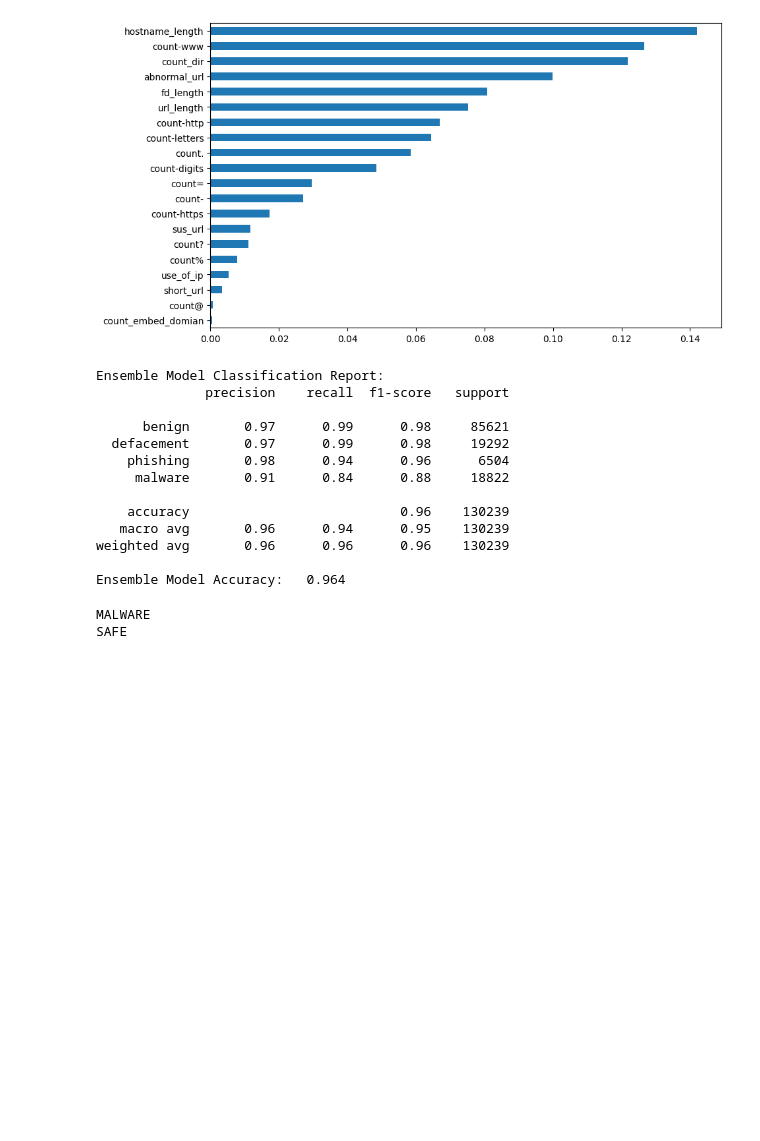
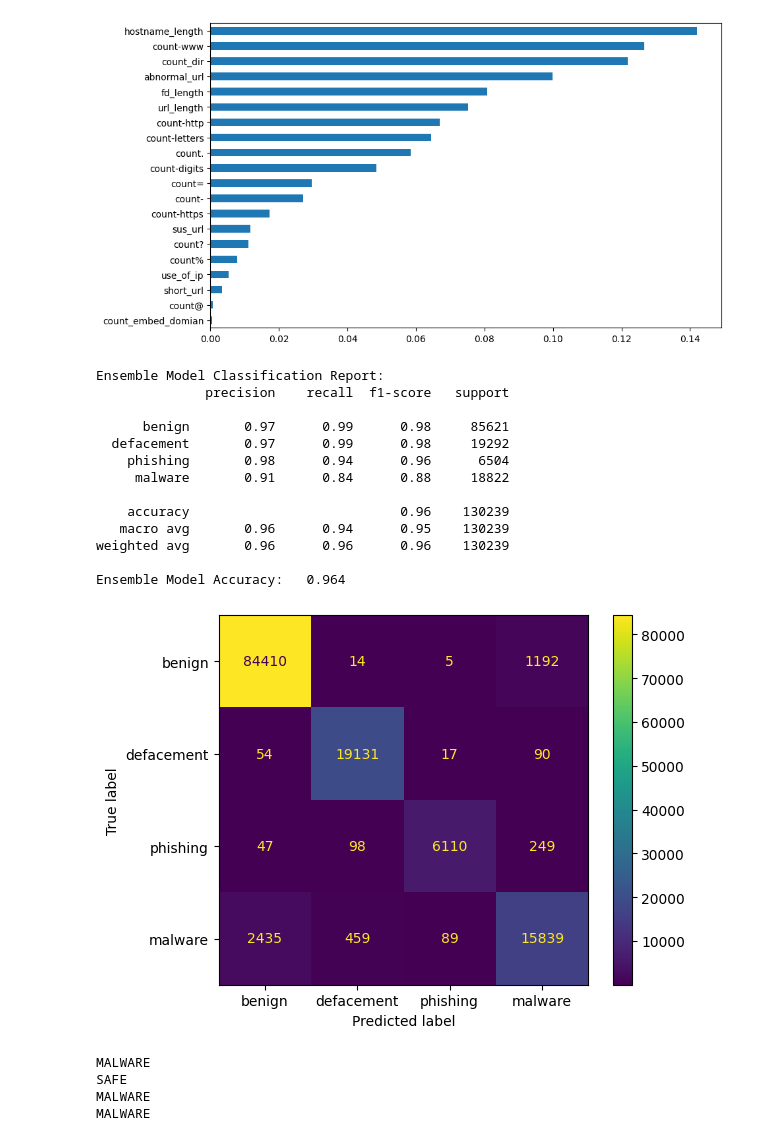
Before and after one commit to sanya-mahajan/phish_url_detect, a Jupyter notebook: ml_proj.ipynb, the cells around one changed output. Cells and saved outputs as stored; diff of their text form; code cells hidden in the pictures; blank space fills up the shorter version.

```diff
--- a/ml_proj.ipynb
+++ b/ml_proj.ipynb
@@ -285,6 +323,7 @@ from sklearn.metrics import classification_report, accuracy_score
 import xgboost as xgb
 from lightgbm import LGBMClassifier
 import numpy as np
+from sklearn import metrics
 
 # Individual models
 rf = RandomForestClassifier(n_estimators=100, max_features='sqrt')
@@ -300,33 +339,39 @@ models = [
 
 # Creating a Voting Classifier
 ensemble_model = VotingClassifier(estimators=models, voting='hard', n_jobs=-1)
 
 # Fitting the ensemble model on the training dataset
 ensemble_model.fit(X_train, y_train)
 
 # Predict
 y_pred_ensemble = ensemble_model.predict(X_test)
 
 # Evaluate
 print("Ensemble Model Classification Report:")
 print(classification_report(y_test, y_pred_ensemble, target_names=['benign', 'defacement', 'phishing', 'malware']))
 
 ensemble_score = accuracy_score(y_test, y_pred_ensemble)
 print("Ensemble Model Accuracy:   %0.3f" % ensemble_score)
+
+confusion_matrix = metrics.confusion_matrix(y_test, y_pred_ensemble)
+cm_display = metrics.ConfusionMatrixDisplay(confusion_matrix = confusion_matrix, display_labels = ['benign', 'defacement', 'phishing', 'malware'])
+cm_display.plot()
+plt.show()
 # %% [output]
 Ensemble Model Classification Report:
               precision    recall  f1-score   support
 
       benign       0.97      0.99      0.98     85621
   defacement       0.97      0.99      0.98     19292
     phishing       0.98      0.94      0.96      6504
      malware       0.91      0.84      0.88     18822
 
     accuracy                           0.96    130239
    macro avg       0.96      0.94      0.95    130239
 weighted avg       0.96      0.96      0.96    130239
 
 Ensemble Model Accuracy:   0.964
+[figure, added]
 # %%
 
 
@@ -340,23 +385,19 @@ def get_prediction_from_url(test_url):
     features_test.append(count_atrate(url))
     features_test.append(no_of_dir(url))
     features_test.append(no_of_embed(url))
-
     features_test.append(shortening_service(url))
     features_test.append(count_https(url))
     features_test.append(count_http(url))
-
     features_test.append(count_per(url))
     features_test.append(count_ques(url))
     features_test.append(count_hyphen(url))
     features_test.append(count_equal(url))
-
     features_test.append(url_length(url))
     features_test.append(hostname_length(url))
     features_test.append(suspicious_words(url))
     features_test.append(digit_count(url))
     features_test.append(letter_count(url))
     features_test.append(fd_length(url))
-    # in scikit-learn, we now need a 2D array as a parameter to the predict function
     features_test = np.array(features_test).reshape((1, -1))
     pred = ensemble_model.predict(features_test)
     if int(pred[0]) == 0:
@@ -373,17 +414,17 @@ def get_prediction_from_url(test_url):
         return res
 
     elif int(pred[0]) == 3.0:
-
         res="MALWARE"
         return res
 
 
 # predicting sample
 
-urls = ['titaniumcorporate.co.za','en.wikipedia.org/wiki/North_Dakota']
-
+urls = ['titaniumcorporate.co.za','en.wikipedia.org/wiki/North_Dakota','faceebok.com','http://www.raci.it/component/user/reset.html']
 for url in urls:
      print(get_prediction_from_url(url))
 # %% [output]
 MALWARE
 SAFE
+MALWARE
+MALWARE
```
Also changed, not shown: parts of 2 cells of this notebook.
